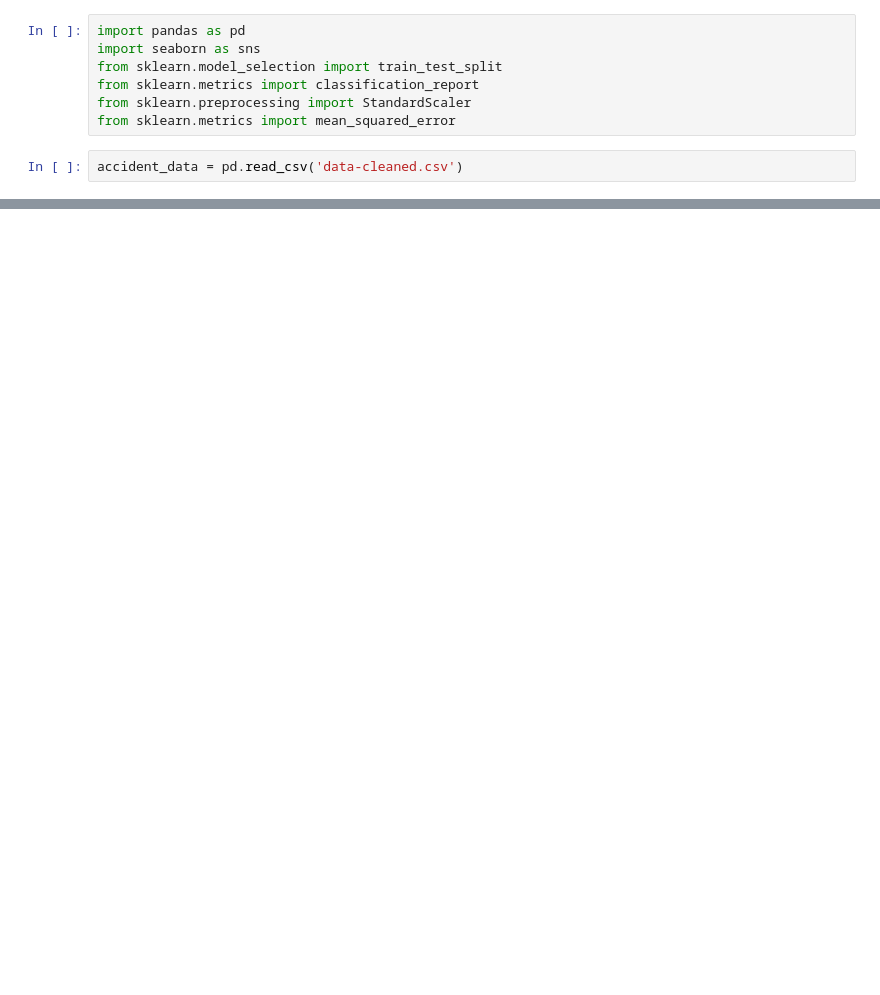
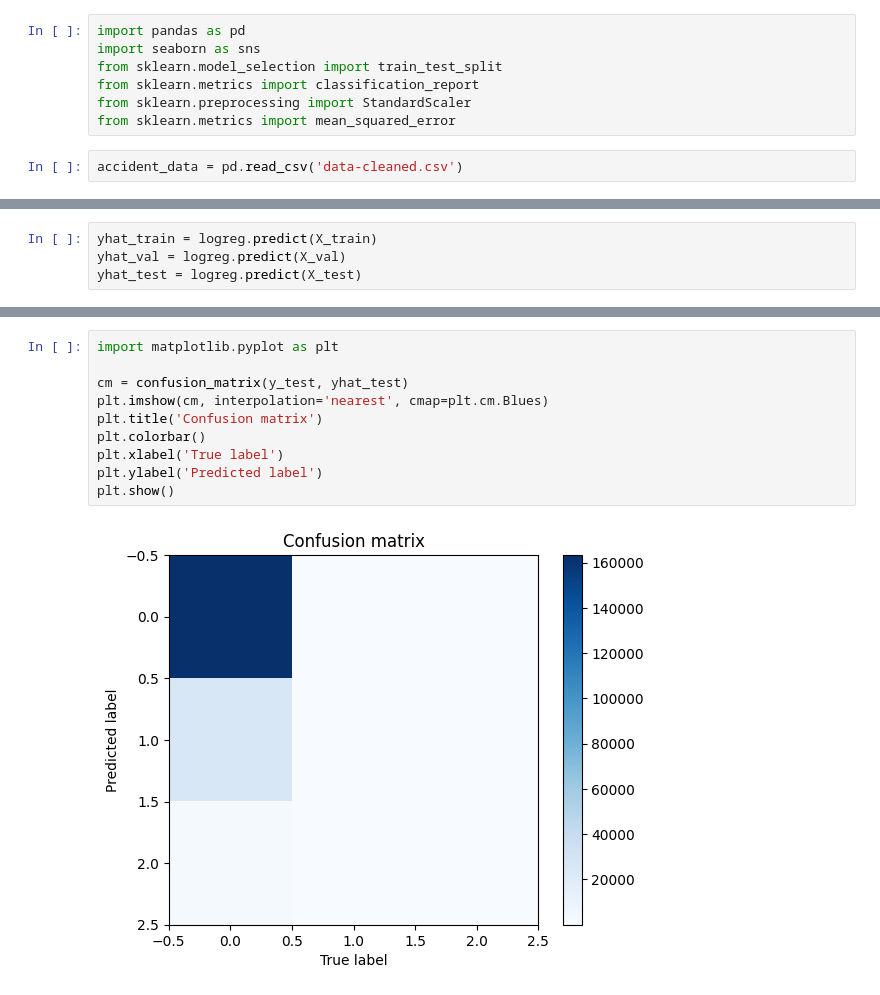
Before and after one commit to yashilvora19/accident_severity_prediction, a Jupyter notebook: Milestone 3.ipynb, the cells around one changed output, grey strips where cells are left out. Saved outputs shown, nothing was run; the diff lists cells and outputs as text; blank space fills up the shorter version.

```diff
--- a/Milestone 3.ipynb
+++ b/Milestone 3.ipynb
@@ -75,0 +38,4 @@ plt.show()
+# %%
+yhat_train = logreg.predict(X_train)
+yhat_val = logreg.predict(X_val)
+yhat_test = logreg.predict(X_test)
@@ -75,0 +81,12 @@ plt.show()
+# %%
+import matplotlib.pyplot as plt
+
+cm = confusion_matrix(y_test, yhat_test)
+plt.imshow(cm, interpolation='nearest', cmap=plt.cm.Blues)
+plt.title('Confusion matrix')
+plt.colorbar()
+plt.xlabel('True label')
+plt.ylabel('Predicted label')
+plt.show()
+# %% [output]
+[figure, added]
```
Also changed, not shown: parts of 18 cells of this notebook.
